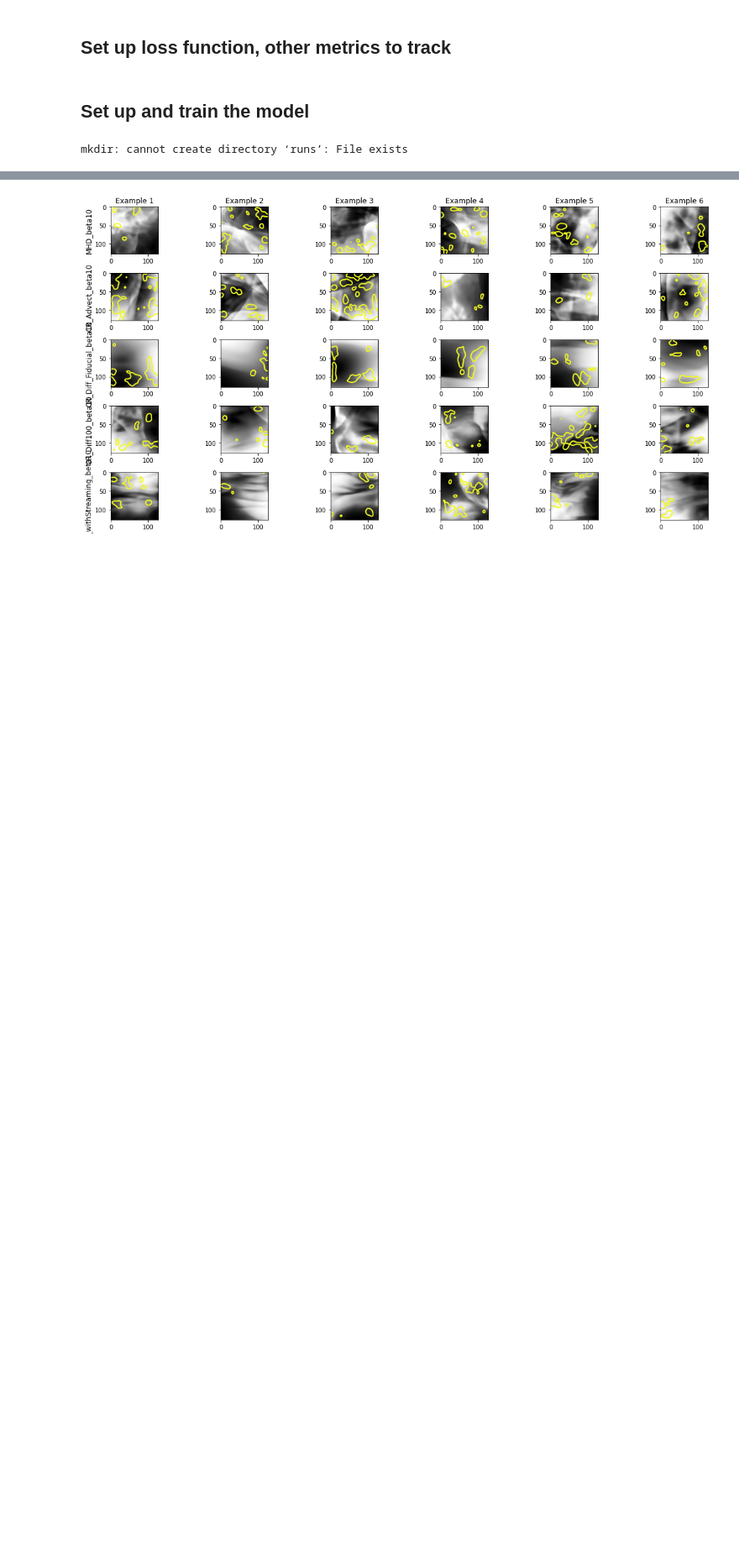
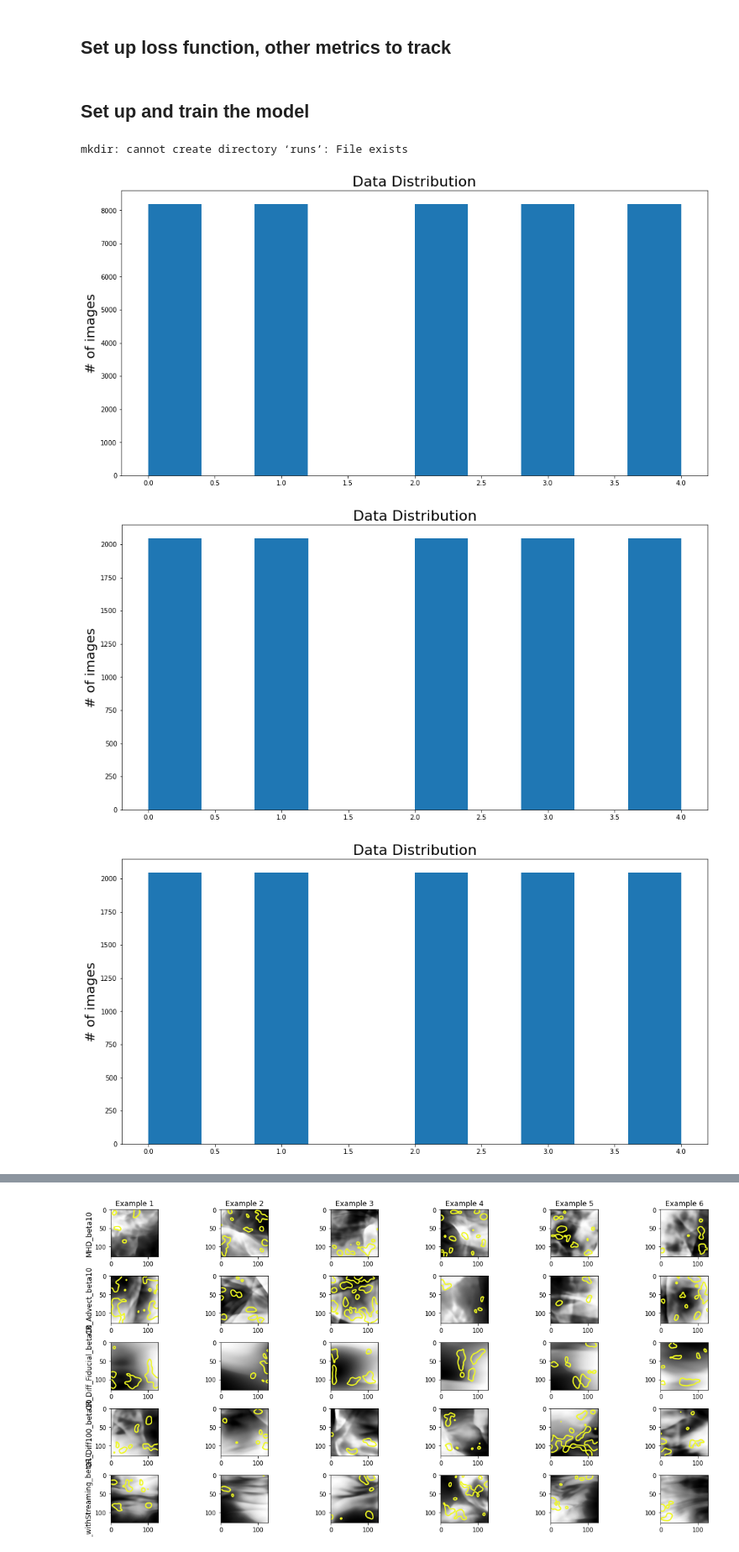
Before and after one commit to bustardchad/ML_Turb, a Jupyter notebook: train_CNN_MHD_vs_CRs.ipynb, the cells around one changed output, grey strips where cells are left out. Shown at 84% size. Cells and saved outputs as stored; diff of their text form; code cells hidden in the pictures; blank space fills up the shorter version.

```diff
--- a/train_CNN_MHD_vs_CRs.ipynb
+++ b/train_CNN_MHD_vs_CRs.ipynb
@@ -59,7 +59,7 @@ class TrainingConfig:
     num_classes = 5
     train_frac = 0.6
     batch_size = 64
-    use_transforms = True
+    use_transforms = False
     epochs = 15
     stop_early = True
     patience = 5
@@ -361,7 +361,7 @@ p = 0.25 # dropout fraction
 for batch_size in [64]:
   run_name = 'batch_size_'+str(batch_size)
   config.batch_size = batch_size
-  config.run_name = run_name+'pdrop_025'
+  config.run_name = run_name+'_pdrop_025'
 
   # change how many epochs it runs for?
   config.epochs = 15
@@ -382,30 +382,33 @@ for batch_size in [64]:
   total_train_metrics = tracker_train.compute_all()
   total_val_metrics = tracker_val.compute_all()
 
   # plot loss
   plot_losses(config, loss_arr_train, loss_arr_val)
 
   # plot other metrics in met_list
   met_list = ['acc']
   plot_other_metrics(config, total_train_metrics, total_val_metrics, met_list)
 
   model_trained.eval()
   # create confusion matrix
   fig = interp.confusion(config, model_trained.cpu(), valid_dl)
   fig.show()
   fig.savefig(config.save_dir+config.run_name+'_confusion.png',dpi=600)
 
   # plot saliency maps
   fig = interp.plot_saliency(config, model_trained.cpu(), valid_dl,
                              n_examples = 6, n_classes = 5, levels = [0.6])
   fig.show()
   fig.savefig(config.save_dir+config.run_name+'_saliency.png',dpi=600)
 
   # quick occlusion experiment
   fig = interp.plot_occlusion(config, model_trained.cpu(), valid_dl,
                               n_examples=6, n_classes=2, label=0, occ_size=32,
                               occ_stride=32, occ_pixel=0.5)
   fig.show()
   fig.savefig(config.save_dir+config.run_name+'_occlusion.png',dpi=600)
 # %% [output]
 mkdir: cannot create directory ‘runs’: File exists
+[figure, added]
+[figure, added]
+[figure, added]
```
Also changed, not shown: parts of 2 cells of this notebook.
